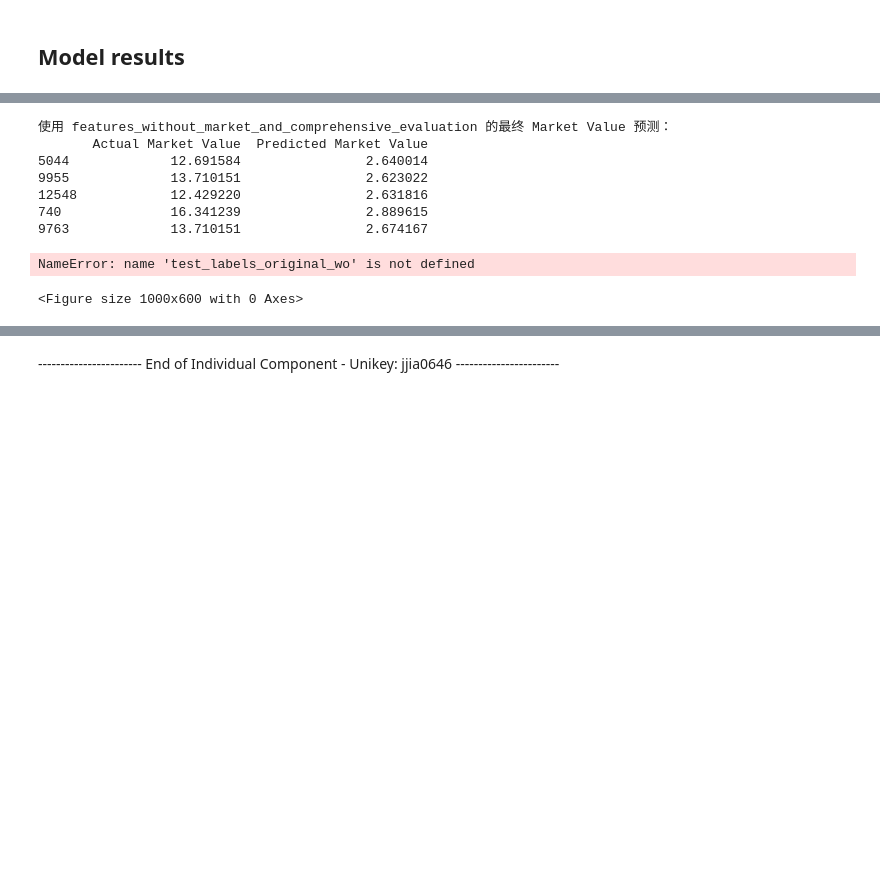
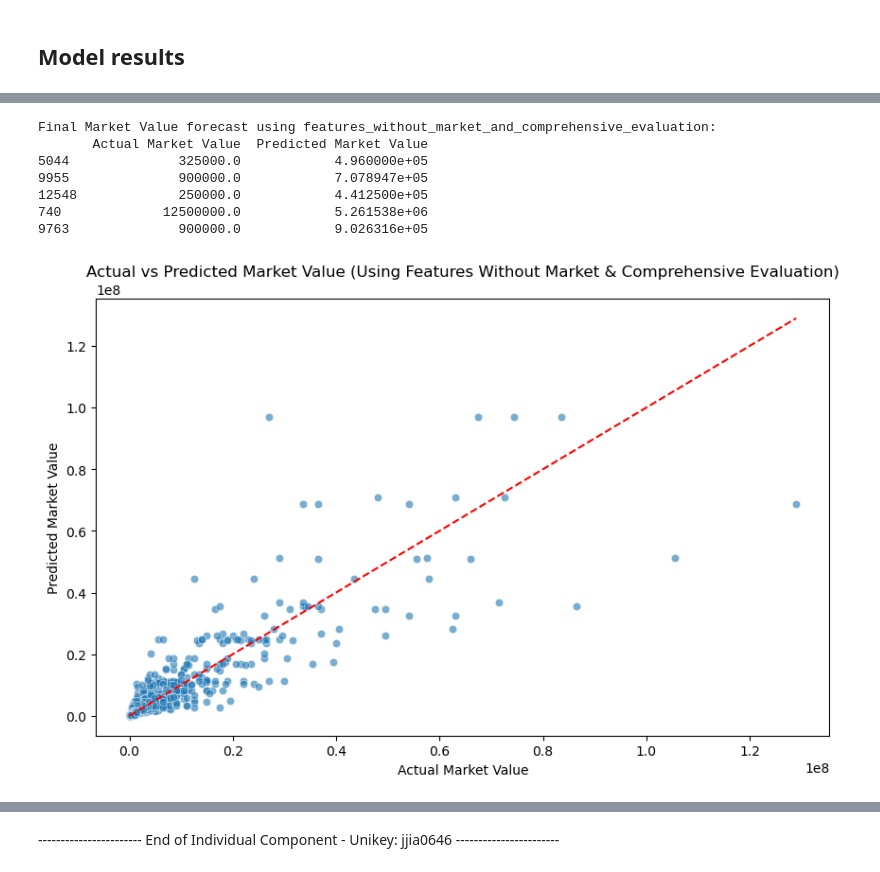
Before and after one commit to ThisFat/5310assignment2, a Jupyter notebook: Group1_Activity9_A2_Code.ipynb, the cells around one changed output, grey strips where cells are left out. Drawn from its saved outputs; the diff is of its cells as text; code cells hidden in the pictures; blank space fills up the shorter version.

```diff
--- a/Group1_Activity9_A2_Code.ipynb
+++ b/Group1_Activity9_A2_Code.ipynb
@@ -402,32 +506,30 @@ plt.show()
 # %%
-final_predictions_wo_market = best_dt_regressor_wo_market.predict(test_feature_without_market_and_comprehensive_evaluation)
+final_predictions_wo_market = best_dt_regressor_wo_market_update.predict(test_feature_without_market_and_comprehensive_evaluation)
 
-# 将预测值保存到 DataFrame 中
+
 final_results_wo_market = pd.DataFrame({
-    'Actual Market Value': test_labels_without_market_and_comprehensive_evaluation,
+    'Actual Market Value': test_labels_without_market_and_comprehensive_evaluation_logged,
     'Predicted Market Value': final_predictions_wo_market
 })
 
-# 显示预测结果
-print("\n使用 features_without_market_and_comprehensive_evaluation 的最终 Market Value 预测：")
+print("\nFinal Market Value forecast using features_without_market_and_comprehensive_evaluation:")
 print(final_results_wo_market.head())
 # %% [output]
-使用 features_without_market_and_comprehensive_evaluation 的最终 Market Value 预测：
+Final Market Value forecast using features_without_market_and_comprehensive_evaluation:
        Actual Market Value  Predicted Market Value
-5044             12.691584                2.640014
-9955             13.710151                2.623022
-12548            12.429220                2.631816
-740              16.341239                2.889615
-9763             13.710151                2.674167
+5044              325000.0            4.960000e+05
+9955              900000.0            7.078947e+05
+12548             250000.0            4.412500e+05
+740             12500000.0            5.261538e+06
+9763              900000.0            9.026316e+05
 # %%
-# 绘制使用 features_without_market_and_comprehensive_evaluation 的模型的散点图
+
 plt.figure(figsize=(10, 6))
-sns.scatterplot(x=test_labels_original_wo, y=final_predictions_wo, alpha=0.6)
-plt.plot([min(test_labels_original_wo), max(test_labels_original_wo)], [min(test_labels_original_wo), max(test_labels_original_wo)], color='red', linestyle='--')  # 理想情况的对角线
+sns.scatterplot(x=test_labels_without_market_and_comprehensive_evaluation_logged, y=final_predictions_wo_market, alpha=0.6)
+plt.plot([min(test_labels_without_market_and_comprehensive_evaluation_logged), max(test_labels_without_market_and_comprehensive_evaluation_logged)], [min(test_labels_without_market_and_comprehensive_evaluation_logged), max(test_labels_without_market_and_comprehensive_evaluation_logged)], color='red', linestyle='--')
 plt.xlabel('Actual Market Value')
 plt.ylabel('Predicted Market Value')
 plt.title('Actual vs Predicted Market Value (Using Features Without Market & Comprehensive Evaluation)')
 plt.show()
 # %% [output]
-NameError: name 'test_labels_original_wo' is not defined
-<Figure size 1000x600 with 0 Axes>
+[figure, added]
```
Also changed, not shown: parts of 39 cells of this notebook, 1 other file.
